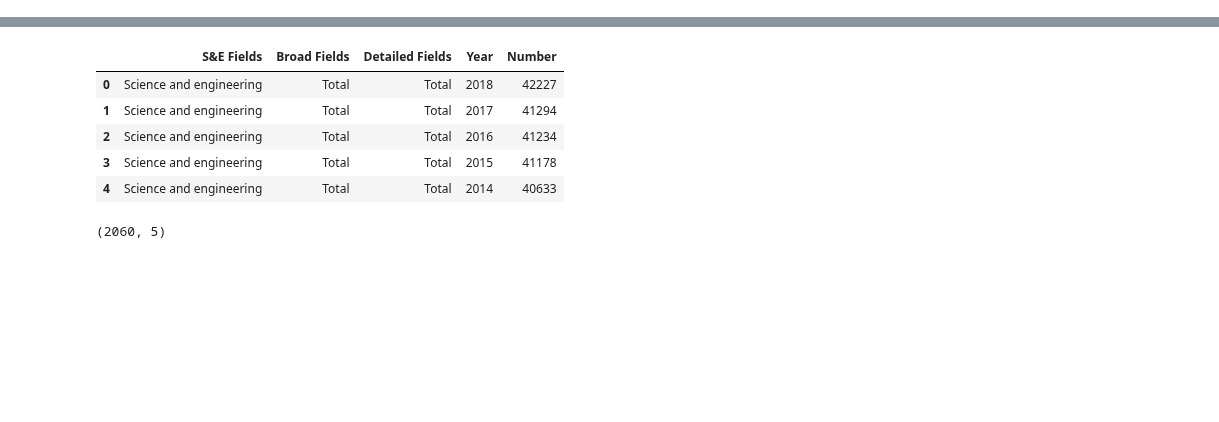
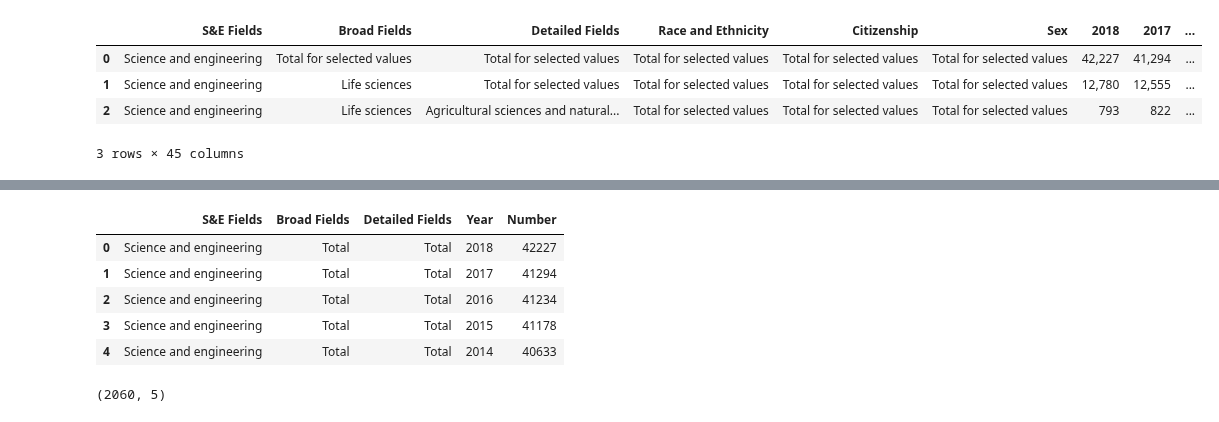
Before and after one commit to mulukenm/DataVisualization, a Jupyter notebook: ComparisonVisualization.ipynb, the cells around one changed output, grey strips where cells are left out. Cells and saved outputs as stored; diff of their text form; code cells hidden in the pictures; blank space fills up the shorter version.

```diff
--- a/ComparisonVisualization.ipynb
+++ b/ComparisonVisualization.ipynb
@@ -18,6 +18,19 @@ import xlrd
 import warnings
 warnings.filterwarnings("ignore")
 plt.style.use('ggplot')
+# %%
+
+#  Doctorate Recipients by DemographDoctrate reciepients by Citizenship,  Race/Ethnicity, Sex, S&E Fields, Broad Fields, Detailed Fields, and Year
+# Data Download from NCSES Interactive Data Tool
+df = pd.read_csv('C:/Users/Muluken/WorkingFiles/NSF_NCSES/Data/SED_export_table_2020-11-12T19_44_35.595Z.csv', skiprows=[0], header=[1])
+#df = df.set_index(['S&E Fields', 'Broad Fields', 'Detailed Fields'])
+df.head(3)
+# %% [output]
+|  | S&E Fields | Broad Fields | Detailed Fields | Race and Ethnicity | Citizenship | Sex | 2018 | 2017 | ... |
+| 0 | Science and engineering | Total for selected values | Total for selected values | Total for selected values | Total for selected values | Total for selected values | 42,227 | 41,294 | ... |
+| 1 | Science and engineering | Life sciences | Total for selected values | Total for selected values | Total for selected values | Total for selected values | 12,780 | 12,555 | ... |
+| 2 | Science and engineering | Life sciences | Agricultural sciences and natural... | Total for selected values | Total for selected values | Total for selected values | 793 | 822 | ... |
+3 rows × 45 columns
 # %%
 #  Doctorate Recipients by DemographDoctrate reciepients by Citizenship,  Race/Ethnicity, Sex, S&E Fields, Broad Fields, Detailed Fields, and Year
 # Data Download from NCSES Interactive Data Tool
```
Also changed, not shown: parts of 1 cell of this notebook.
